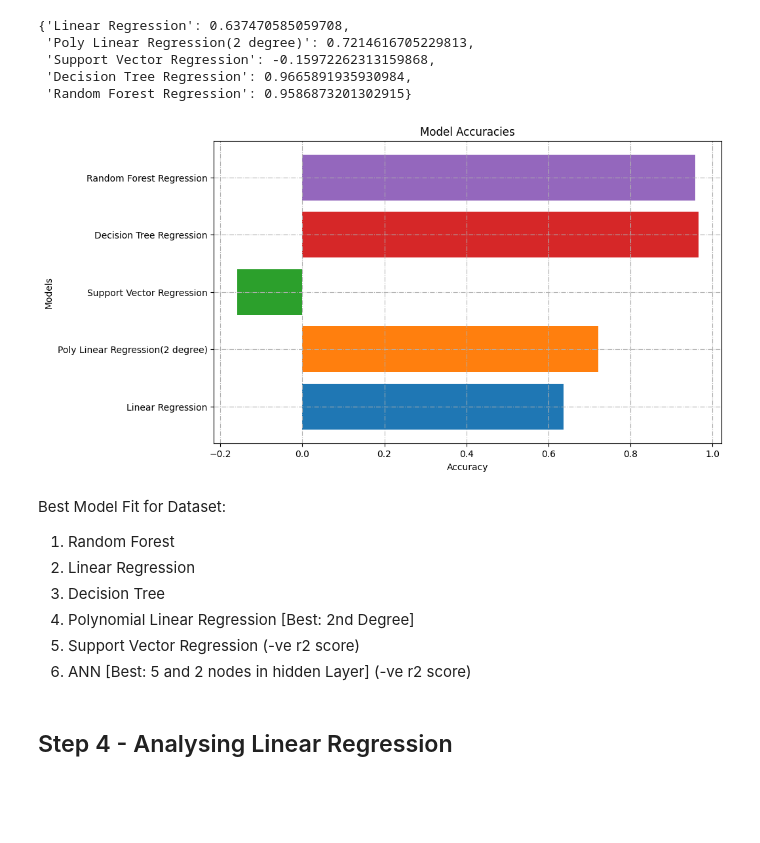
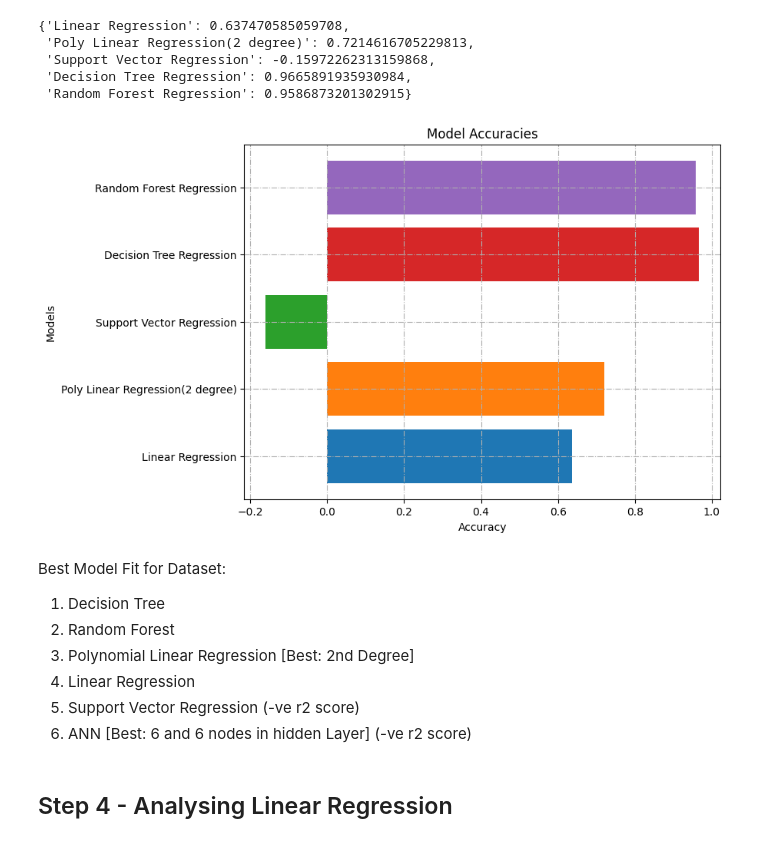
Before and after one commit to lakshya324/MLCOE-Task-2, a Jupyter notebook: task2_1_Regession.ipynb, the cells around one changed output. Cells and saved outputs as stored; diff of their text form; code cells hidden in the pictures; blank space fills up the shorter version.

```diff
--- a/task2_1_Regession.ipynb
+++ b/task2_1_Regession.ipynb
@@ -590,24 +590,24 @@ models_score
  'Decision Tree Regression': 0.9665891935930984,
  'Random Forest Regression': 0.9586873201302915}
 # %%
-plt.figure(figsize=(10, 6))
+plt.figure(figsize=(8,6))
 colors = ['#1f77b4', '#ff7f0e', '#2ca02c', '#d62728', '#9467bd']
 plt.barh(list(models_score.keys()),list(models_score.values()),color=colors)
 plt.ylabel('Models')
 plt.xlabel('Accuracy')
 plt.title('Model Accuracies')
 plt.grid(True, linestyle='-.')
 plt.show()
 # %% [output]
-[figure, old version]
+[figure, new version]
 # %% [markdown]
 Best Model Fit for Dataset:
-1. Random Forest
-2. Linear Regression
-3. Decision Tree
-4. Polynomial Linear Regression [Best: 2nd Degree]
+1. Decision Tree
+2. Random Forest
+3. Polynomial Linear Regression [Best: 2nd Degree]
+4. Linear Regression
 5. Support Vector Regression (-ve r2 score)
-6. ANN [Best: 5 and 2 nodes in hidden Layer] (-ve r2 score)
+6. ANN [Best: 6 and 6 nodes in hidden Layer] (-ve r2 score)
 # %% [markdown]
 ## Step 4 - Analysing Linear Regression
 # %%
```
Also changed, not shown: parts of 15 cells of this notebook.
